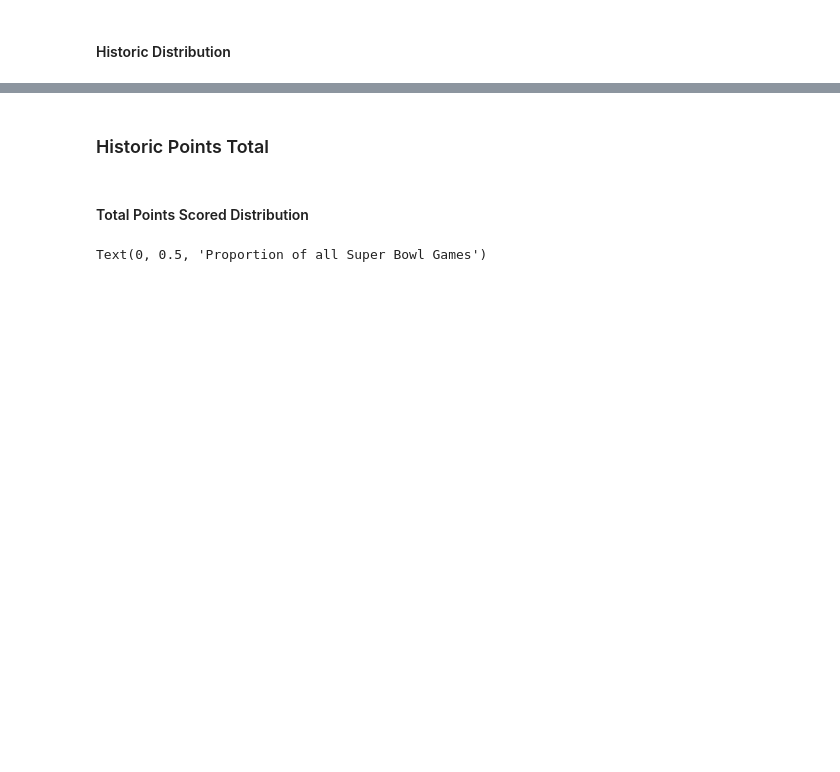
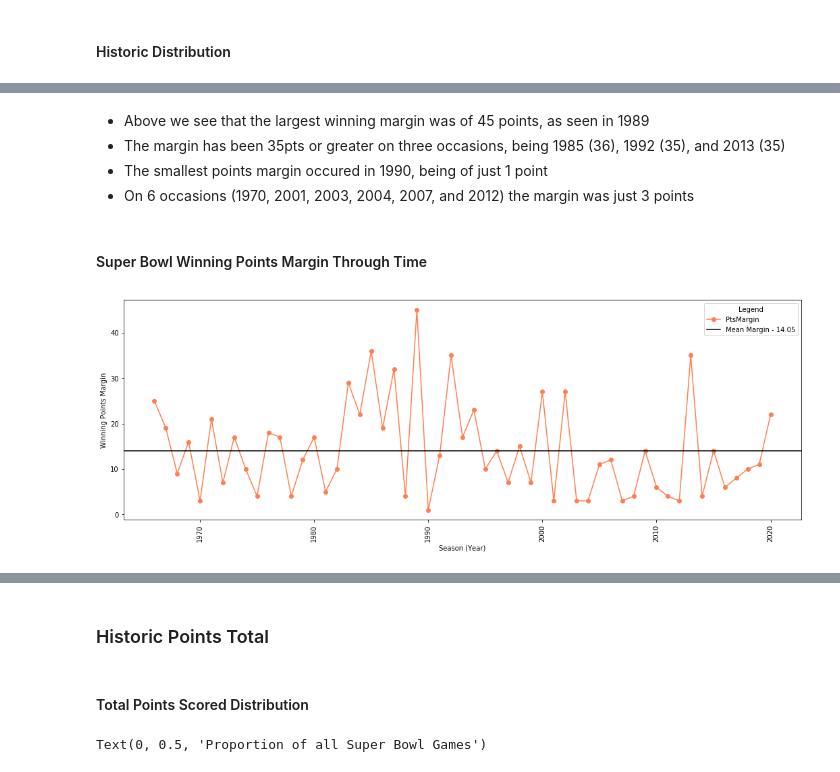
Before and after one commit to alessiomorteo/NFL, a Jupyter notebook: NFL_Match_Data_SuperBowl_History.ipynb, the cells around one changed output, grey strips where cells are left out. Cells and saved outputs as stored; diff of their text form; code cells hidden in the pictures; blank space fills up the shorter version.

```diff
--- a/NFL_Match_Data_SuperBowl_History.ipynb
+++ b/NFL_Match_Data_SuperBowl_History.ipynb
@@ -61,0 +86,17 @@ Text(0, 0.5, 'Proportion of all Super Bowl Games')
+# %% [markdown]
+* Above we see that the largest winning margin was of 45 points, as seen in 1989
+* The margin has been 35pts or greater on three occasions, being 1985 (36), 1992 (35), and 2013 (35)
+* The smallest points margin occured in 1990, being of just 1 point
+* On 6 occasions (1970, 2001, 2003, 2004, 2007, and 2012) the margin was just 3 points
+# %% [markdown]
+#### Super Bowl Winning Points Margin Through Time
+# %%
+fig, ax = plt.subplots(figsize=(18, 6))
+ax.plot(sb_games["Season"], sb_games["PtsMargin"], color="coral", marker="o")
+ax.axhline(sb_games["PtsMargin"].mean(), color="black", label=f"Mean Margin - {mean_diff:.2f}")
+ax.legend(title="Legend", loc="upper right")
+plt.xlabel("Season (Year)")
+plt.ylabel("Winning Points Margin")
+_ = plt.xticks(rotation=90)
+# %% [output]
+[figure, added]
```
Also changed, not shown: parts of 32 cells of this notebook.
